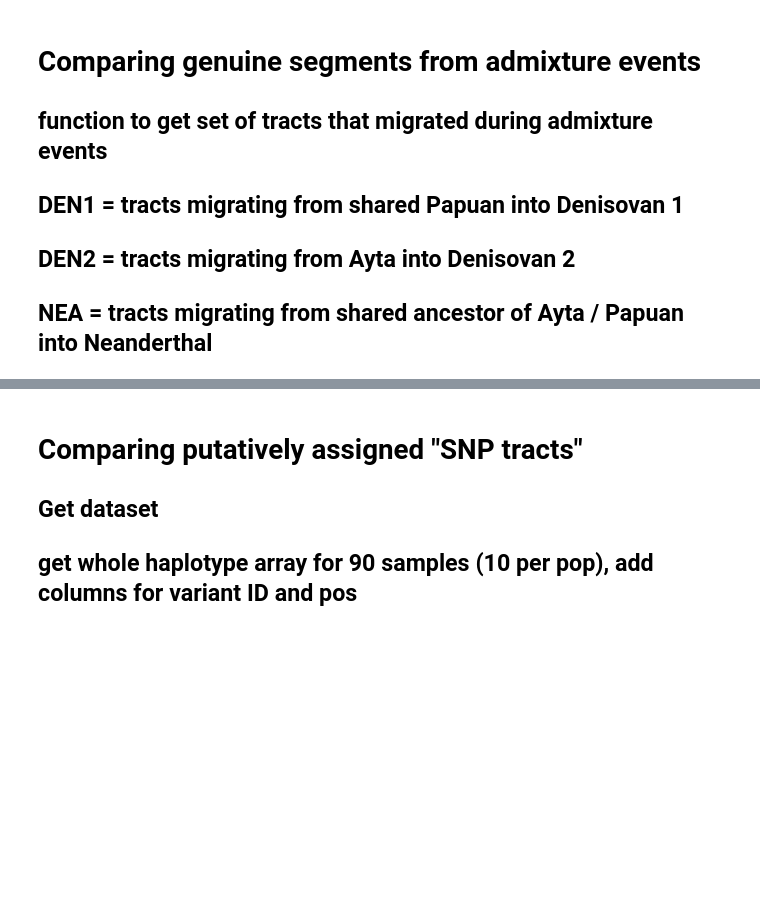
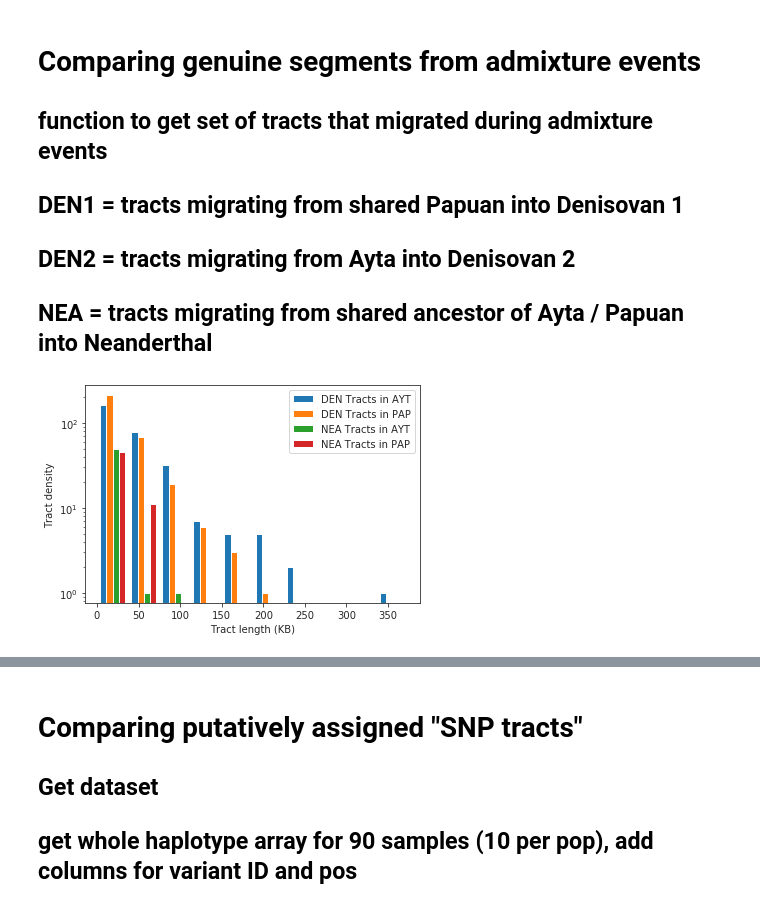
Before and after one commit to jammc313/Phillipines, a Jupyter notebook: msp_ALT2_SingleRun.ipynb, the cells around one changed output, grey strips where cells are left out. Cells and saved outputs as stored; diff of their text form; code cells hidden in the pictures; blank space fills up the shorter version.

```diff
--- a/msp_ALT2_SingleRun.ipynb
+++ b/msp_ALT2_SingleRun.ipynb
@@ -129,39 +149,47 @@ sims = msp.simulate(samples=samples, Ne=N[0], population_configurations=pops, de
 ## DEN2 = tracts migrating from Ayta into Denisovan 2
 ## NEA = tracts migrating from shared ancestor of Ayta / Papuan into Neanderthal
 # %%
-def get_migrating_tracts(ts):
-    migrating_tracts_DEN1, migrating_tracts_DEN2, migrating_tracts_NEA = [], [], []
-    # Get all tracts that migrated into the Denisovan populations
+def get_mig_tracts(ts):
+    mig_tracts_DEN_ayt, mig_tracts_DEN_pap, mig_tracts_NEA_ayt, mig_tracts_NEA_pap = [], [], [], []
+    # Get all tracts that migrated into the archaic populations
     for migration in ts.migrations():
-        if migration.dest == DEN1:
-            migrating_tracts_DEN1.append((migration.left, migration.right))
-        elif migration.dest == DEN2:
-            migrating_tracts_DEN2.append((migration.left, migration.right))
-        elif migration.dest == NEA:
-            migrating_tracts_NEA.append((migration.left, migration.right))
-    return np.array(migrating_tracts_DEN1), np.array(migrating_tracts_DEN2), np.array(migrating_tracts_NEA)
+            if migration.dest == DEN1 or migration.dest == DEN2:
+                if 60 <= migration.node <= 69:
+                    mig_tracts_DEN_pap.append((migration.left, migration.right))
+                elif 70 <= migration.node <= 79:
+                    mig_tracts_DEN_ayt.append((migration.left, migration.right))
+            elif migration.dest == NEA:
+                if 60 <= migration.node <= 69:
+                    mig_tracts_NEA_pap.append((migration.left, migration.right))
+                elif 70 <= migration.node <= 79:
+                    mig_tracts_NEA_ayt.append((migration.left, migration.right))
+    return np.array(mig_tracts_DEN_ayt), np.array(mig_tracts_DEN_pap), np.array(mig_tracts_NEA_ayt), np.array(mig_tracts_NEA_pap)
 
-migrating_DEN1, migrating_DEN2, migrating_NEA = get_migrating_tracts(sims)
-#np.savetxt('ALT2_MigTracts_DEN1.txt', migrating_DEN1)
-#np.savetxt('ALT2_MigTracts_DEN2.txt', migrating_DEN2)
-#np.savetxt('ALT2_MigTracts_NEA.txt', migrating_NEA)
+mig_tracts_DEN_AYT, mig_tracts_DEN_PAP, mig_tracts_NEA_AYT, mig_tracts_NEA_PAP  = get_mig_tracts(sims)
+np.savetxt('ALT2_MigTracts_DEN_AYT.txt', mig_tracts_DEN_AYT)
+np.savetxt('ALT2_MigTracts_DEN_PAP.txt', mig_tracts_DEN_PAP)
+np.savetxt('ALT2_MigTracts_NEA_AYT.txt', mig_tracts_NEA_AYT)
+np.savetxt('ALT2_MigTracts_NEA_PAP.txt', mig_tracts_NEA_PAP)
 
 # Compare length distributions of admixing segments
 
 # plot length distribitions of migrating tracts
 
 kb = 1 / 1000
 plt.hist([
-    (migrating_DEN1[:,1] - migrating_DEN1[:,0]) * kb,
-    (migrating_DEN2[:,1] - migrating_DEN2[:,0]) * kb,
-    (migrating_NEA[:,1] - migrating_NEA[:,0]) * kb],
-    label=["Tracts Migrating to DEN1", "Tracts Migrating to DEN2", "Tracts Migrating to NEA"]
+    (mig_tracts_DEN_AYT[:,1] - mig_tracts_DEN_AYT[:,0]) * kb,
+    (mig_tracts_DEN_PAP[:,1] - mig_tracts_DEN_PAP[:,0]) * kb,
+    (mig_tracts_NEA_AYT[:,1] - mig_tracts_NEA_AYT[:,0]) * kb,
+    (mig_tracts_NEA_PAP[:,1] - mig_tracts_NEA_PAP[:,0]) * kb],
+    label=["DEN Tracts in AYT", "DEN Tracts in PAP", "NEA Tracts in AYT", "NEA Tracts in PAP"]
 )
 plt.yscale('log')
 plt.legend()
 plt.xlabel("Tract length (KB)")
 plt.ylabel("Tract density")
-#plt.savefig('plot_ALT2_tract_distribution.pdf', dpi=600, bbox_inches='tight')
+plt.savefig('plot_ALT2_tract_distribution.pdf', dpi=600, bbox_inches='tight')
+# %% [output]
+[figure, added]
 # %%
 ## want to look at average length of DEN tract lengths unique to Ayta, unique to Papuan, and shared between each
 ## plot mean number and tract lengths from each (means and SE across 10 runs)
```
Also changed, not shown: parts of 4 cells of this notebook, 2 other files.
